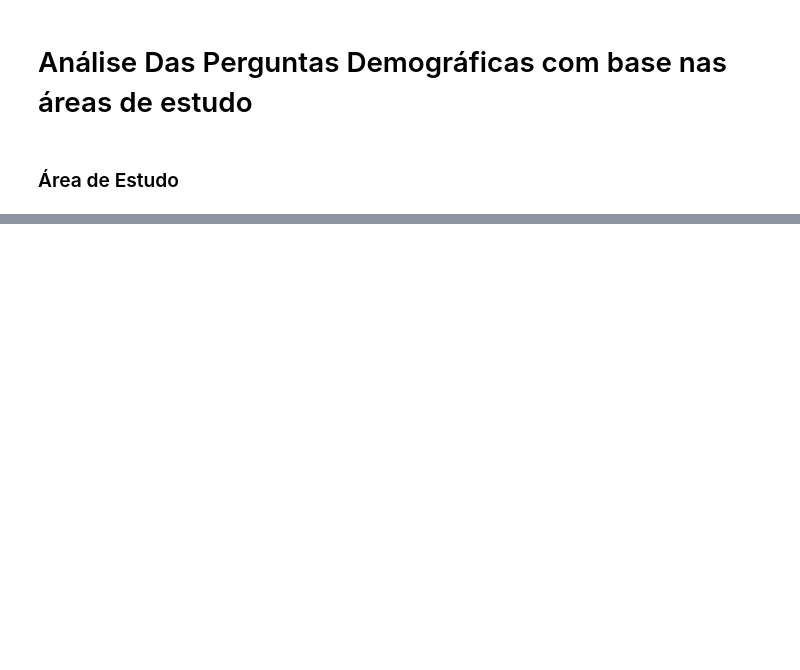
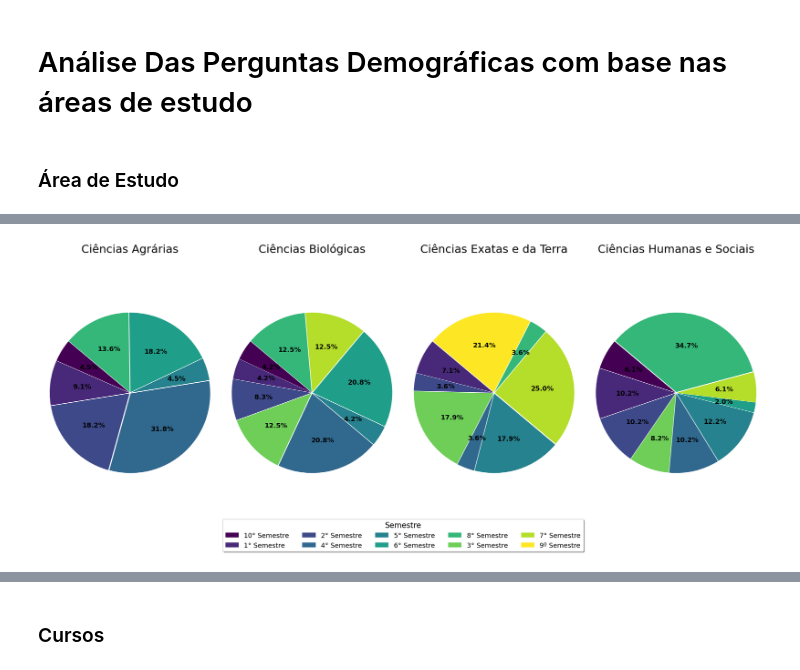
Before and after one commit to MariaLuiseB/Analise-TCC, a Jupyter notebook: areas_estudo_analises.ipynb, the cells around one changed output, grey strips where cells are left out. Cells and saved outputs as stored; diff of their text form; code cells hidden in the pictures; blank space fills up the shorter version.

```diff
--- a/areas_estudo_analises.ipynb
+++ b/areas_estudo_analises.ipynb
@@ -134,0 +292,73 @@ for patch, (_, row) in zip(ax.patches, df_grouped_semestre.iterrows()):
+# %%
+import matplotlib.pyplot as plt
+import matplotlib.cm as cm
+from matplotlib.patches import Patch
+
+# Agrupar os dados por 'Área de Estudo Agrupada' e 'Semestre', calculando a contagem
+df_grouped_semestre = df.groupby(['Área de Estudo Agrupada', 'Em qual semestre você está?']).size().reset_index(name='Contagem')
+
+# Calcular a porcentagem de cada semestre dentro de cada área de estudo
+total_por_area_semestre = df_grouped_semestre.groupby('Área de Estudo Agrupada')['Contagem'].transform('sum')
+df_grouped_semestre['Percentual'] = (df_grouped_semestre['Contagem'] / total_por_area_semestre) * 100
+
+# Obter os semestres únicos
+semestres_unicos = df_grouped_semestre['Em qual semestre você está?'].unique()
+
+# Gerar cores únicas para cada semestre usando a paleta viridis
+viridis = cm.get_cmap('viridis', len(semestres_unicos))
+cores_semestres = {semestre: viridis(i / len(semestres_unicos)) for i, semestre in enumerate(semestres_unicos)}
+
+# Criar os gráficos de pizza lado a lado
+areas_unicas_semestre = df_grouped_semestre['Área de Estudo Agrupada'].unique()
+fig, axes = plt.subplots(1, len(areas_unicas_semestre), figsize=(20, 8))
+
+for ax, area in zip(axes, areas_unicas_semestre):
+    dados_area_semestre = df_grouped_semestre[df_grouped_semestre['Área de Estudo Agrupada'] == area]
+
+    # Obter as cores correspondentes aos semestres
+    cores = [cores_semestres[semestre] for semestre in dados_area_semestre['Em qual semestre você está?']]
+
+    # Criar o gráfico de pizza
+    wedges, texts, autotexts = ax.pie(
+        dados_area_semestre['Percentual'],
+        labels=None,  # Remove os labels ao lado da pizza
+        autopct='%1.1f%%',
+        startangle=140,
+        colors=cores,  # Usar as cores únicas geradas
+        explode=(0.01,) * len(dados_area_semestre),
+        textprops={'fontsize': 12, 'fontweight': 'bold'}
+    )
+
+    # Estética dos textos
+    for autotext in autotexts:
+        autotext.set_fontsize(13)
+        autotext.set_fontweight('bold')
+
+    # Título centralizado para cada gráfico
+    ax.set_title(area, fontsize=22, pad=15)
+    ax.axis('equal')
+
+# Criar a legenda com as cores únicas
+legend_elements = [
+    Patch(facecolor=cores_semestres[semestre], label=f'{semestre}') for semestre in semestres_unicos
+]
+
+fig.legend(
+    handles=legend_elements,
+    title='Semestre',
+    loc='lower center',
+    bbox_to_anchor=(0.5, -0.08),
+    ncol=5,
+    fancybox=True,
+    shadow=True,
+    fontsize=13,
+    title_fontsize=15
+)
+
+plt.tight_layout()
+plt.show()
+
+# imprimir os dados agrupados por semestre e área de estudo com porcentagem
+print(df_grouped_semestre[['Área de Estudo Agrupada', 'Em qual semestre você está?', 'Contagem', 'Percentual']])
+# %% [output]
+[figure, added]
@@ -134,0 +382,2 @@ for patch, (_, row) in zip(ax.patches, df_grouped_semestre.iterrows()):
+# %% [markdown]
+### Cursos
```
Also changed, not shown: parts of 11 cells of this notebook, 1 other file.
